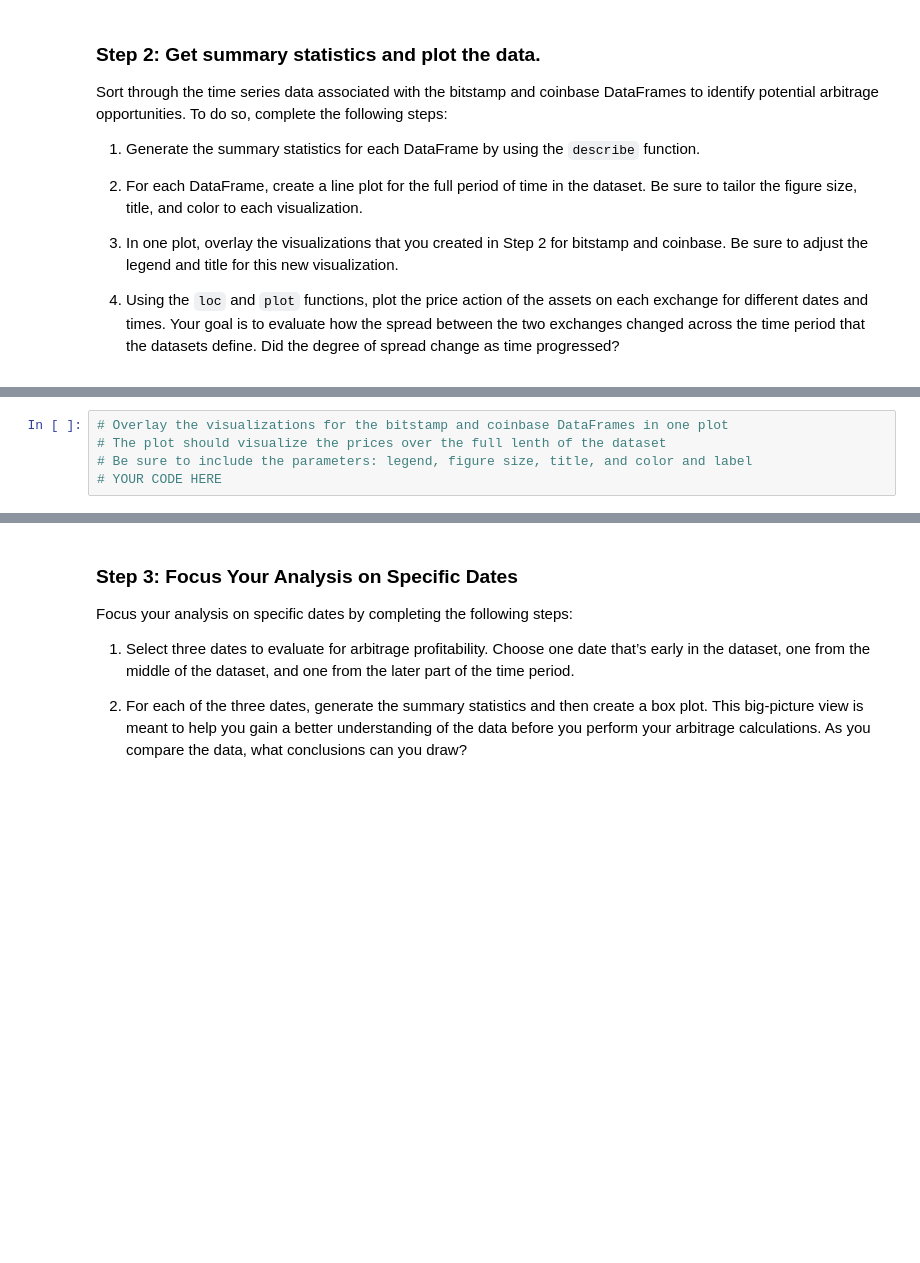
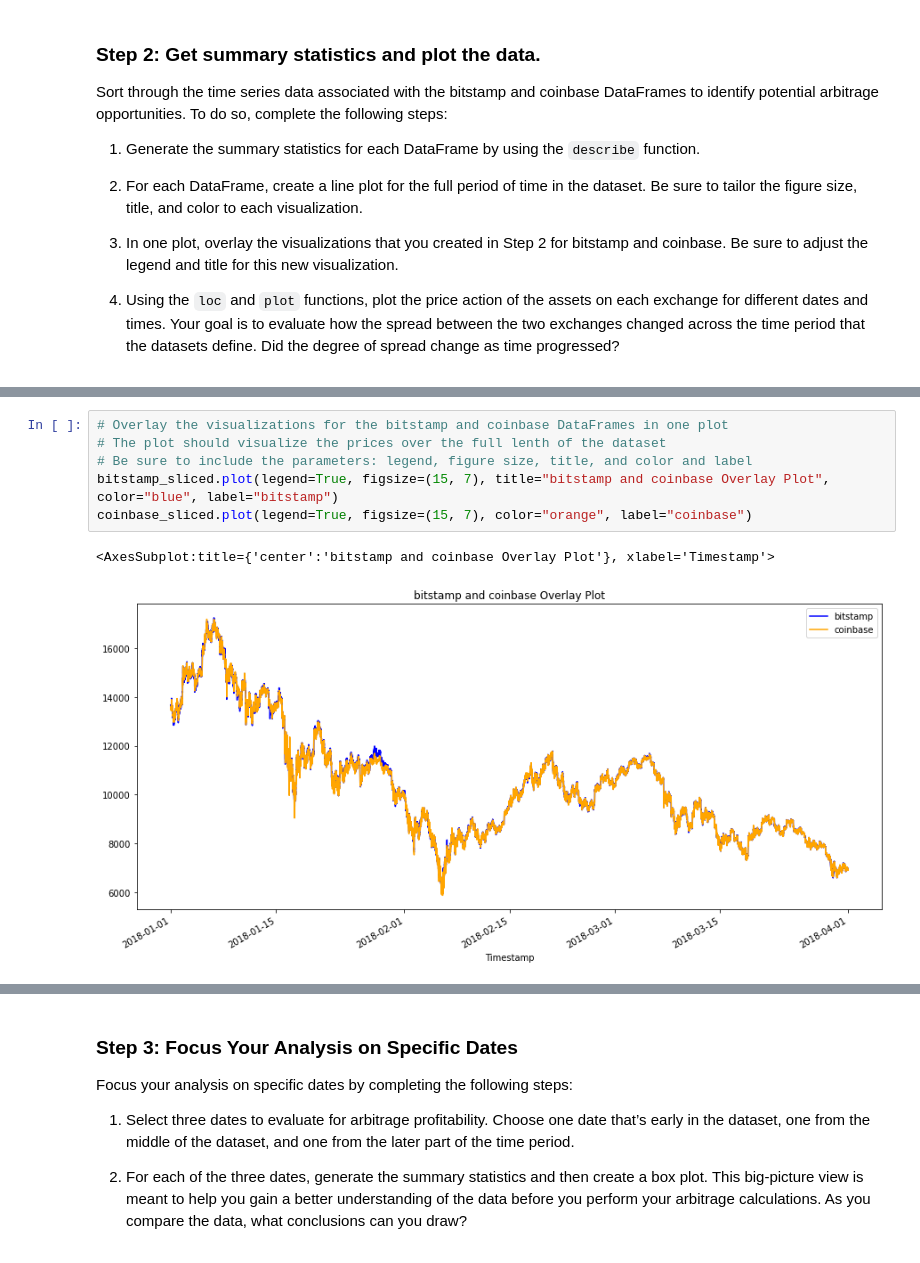
Before and after one commit to Khaingz/Challenge_3, a Jupyter notebook: crypto_arbitrage.ipynb, the cells around one changed output, grey strips where cells are left out. Saved outputs shown, nothing was run; the diff lists cells and outputs as text; blank space fills up the shorter version.

```diff
--- a/crypto_arbitrage.ipynb
+++ b/crypto_arbitrage.ipynb
@@ -214,8 +270,12 @@ Sort through the time series data associated with the bitstamp and coinbase Data
 # %%
 # Overlay the visualizations for the bitstamp and coinbase DataFrames in one plot
 # The plot should visualize the prices over the full lenth of the dataset
 # Be sure to include the parameters: legend, figure size, title, and color and label
-# YOUR CODE HERE
+bitstamp_sliced.plot(legend=True, figsize=(15, 7), title="bitstamp and coinbase Overlay Plot", color="blue", label="bitstamp")
+coinbase_sliced.plot(legend=True, figsize=(15, 7), color="orange", label="coinbase")
+# %% [output]
+<AxesSubplot:title={'center':'bitstamp and coinbase Overlay Plot'}, xlabel='Timestamp'>
+[figure, added]
 # %%
 # Using the loc and plot functions, create an overlay plot that visualizes
 # the price action of both DataFrames for a one month period early in the dataset
```
Also changed, not shown: parts of 57 cells of this notebook, 1 other file.
